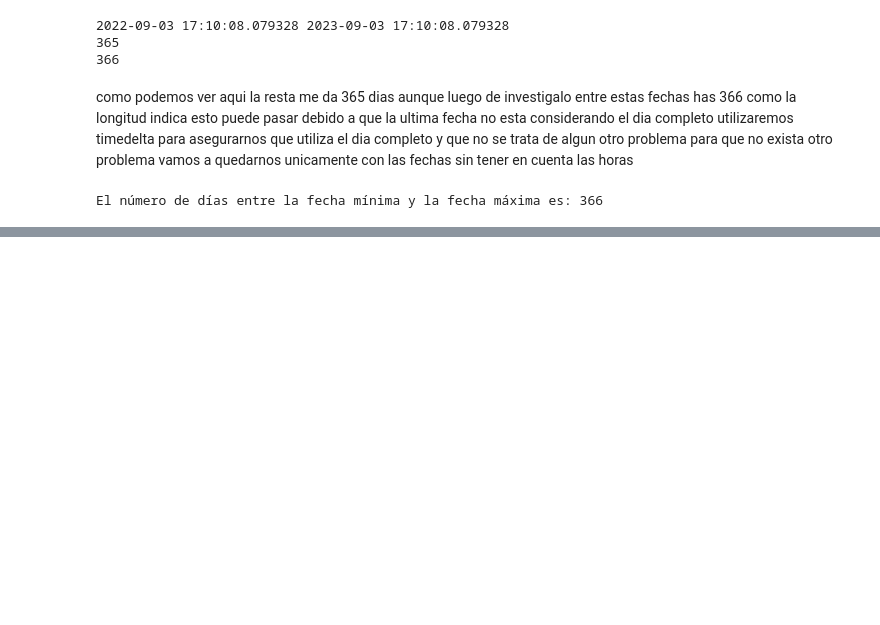
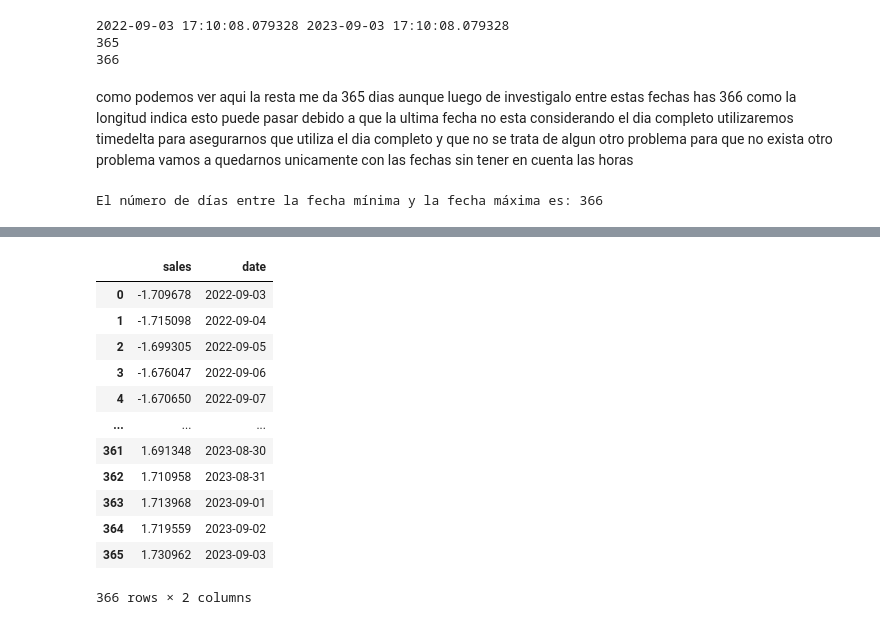
Before and after one commit to 4GeeksAcademy/serie-tempalt-joeld, a Jupyter notebook: src/explore.ipynb, the cells around one changed output, grey strips where cells are left out. Cells and saved outputs as stored; diff of their text form; code cells hidden in the pictures; blank space fills up the shorter version.

```diff
--- a/src/explore.ipynb
+++ b/src/explore.ipynb
@@ -46 +64,19 @@ El número de días entre la fecha mínima y la fecha máxima es: 366
+# %%
+data_sc = pd.DataFrame(data=StandardScaler().fit_transform(data.drop(['date'], axis=1)), columns=data.columns[-1:])
+data_sc['date'] = data.date
+data_sc
+# %% [output]
+|  | sales | date |
+| 0 | -1.709678 | 2022-09-03 |
+| 1 | -1.715098 | 2022-09-04 |
+| 2 | -1.699305 | 2022-09-05 |
+| 3 | -1.676047 | 2022-09-06 |
+| 4 | -1.670650 | 2022-09-07 |
+| ... | ... | ... |
+| 361 | 1.691348 | 2023-08-30 |
+| 362 | 1.710958 | 2023-08-31 |
+| 363 | 1.713968 | 2023-09-01 |
+| 364 | 1.719559 | 2023-09-02 |
+| 365 | 1.730962 | 2023-09-03 |
+366 rows × 2 columns
 # %%
```
Also changed, not shown: parts of 13 cells of this notebook.
